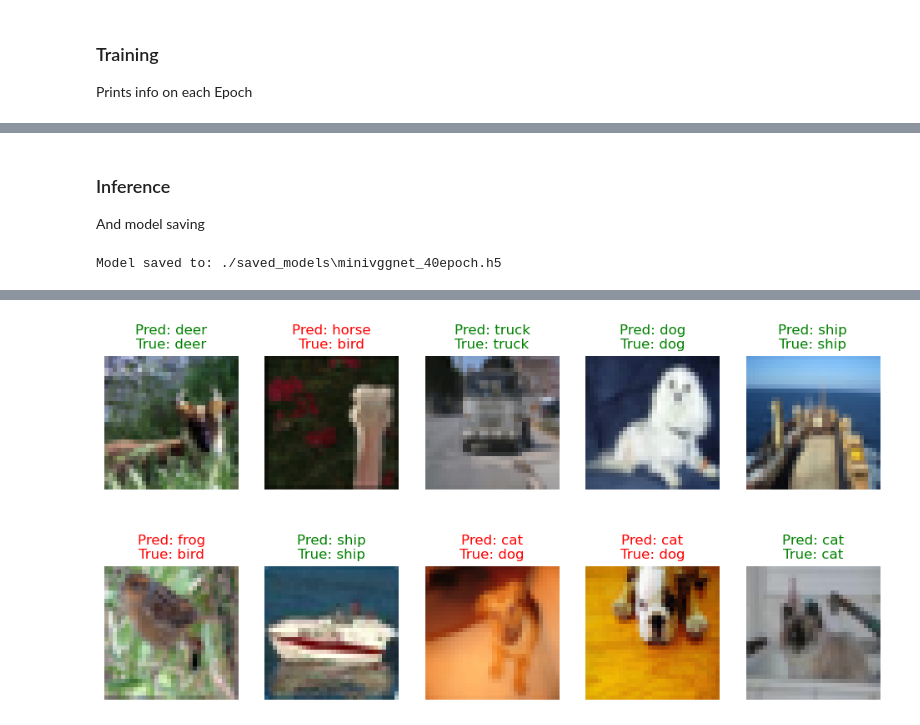
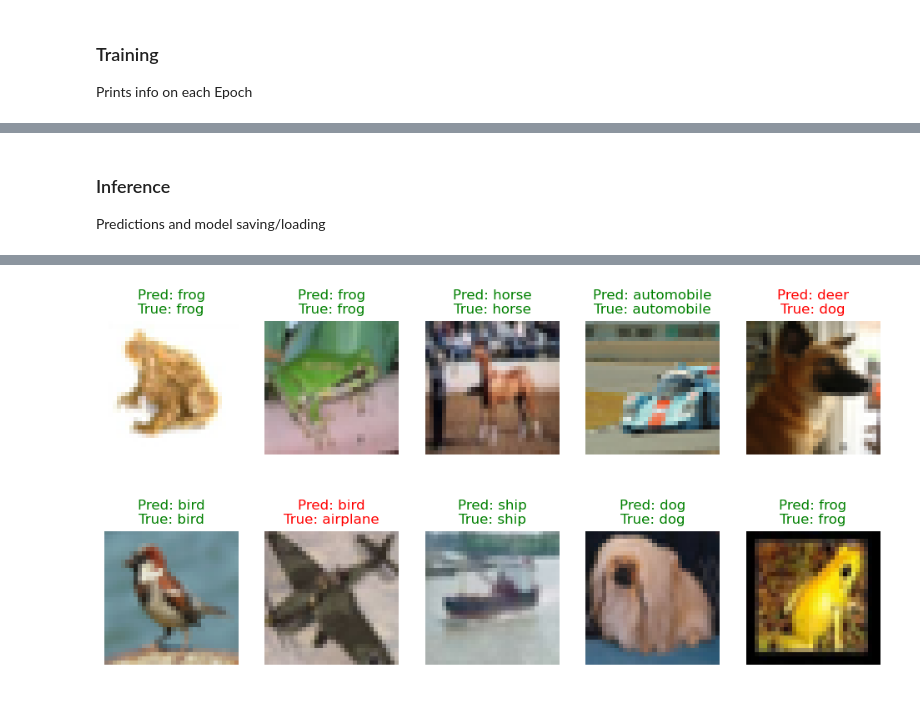
Before and after one commit to tntcastle/MiniVGG_CNN, a Jupyter notebook: Keras_MiniVGGNet.ipynb, the cells around one changed output, grey strips where cells are left out. Saved outputs shown, nothing was run; the diff lists cells and outputs as text; code cells hidden in the pictures.

Commit message:
Complete model v1

```diff
--- a/Keras_MiniVGGNet.ipynb
+++ b/Keras_MiniVGGNet.ipynb
@@ -149,6 +146,6 @@ model_save = True
 # %%
 # train model
-epochs = 40
+epochs = 70
 batch_size = 64
 
 print("Training Model (MiniVGGNet)...")
@@ -221,14 +217,13 @@ Test accuracy: 79.66%
 # %% [markdown]
 ### Inference
-And model saving
+Predictions and model saving/loading
 # %%
 # save model
-save_file = "minivggnet_40epoch.h5"
+model_save = False
+save_file = "minivggnet_70epoch.h5"
 save_dir = "./saved_models"
 model_path = os.path.join(save_dir, save_file)
 
 if model_save:
     model.save(model_path)
     print(f"Model saved to: {model_path}")
-# %% [output]
-Model saved to: ./saved_models\minivggnet_40epoch.h5
@@ -240,5 +230,14 @@ if model_load:
 # %%
-# choose n random sampes from the test dataset
+model_load = True # set false if you want to use RAM one
+
+if model_load:
+    model = load_model(model_path)
+    print(f"Using loaded model from: {model_path}")
+else:
+    print("Using model in RAM")
+
+
+# choose n random sampes from the test dataset (no more than 10)
 num_samples = 10
 indices = np.random.choice(len(x_test), num_samples, replace=False)
 sample_images = x_test[indices]
@@ -251,11 +250,12 @@ true_classes = np.argmax(sample_labels, axis=1)
 
 plt.figure(figsize=(12, 6))
 
+#plot formatting
 for i in range(num_samples):
     plt.subplot(2, 5, i + 1)
     plt.imshow(sample_images[i])
 
-    # see if prediction matches the true label
+    # color codes matches
     if predicted_classes[i] == true_classes[i]:
         title_color = "green"
     else:
@@ -272 +273 @@ plt.show()
-[figure, old version]
+[figure, new version]
```
Also changed, not shown: parts of 7 cells of this notebook.
